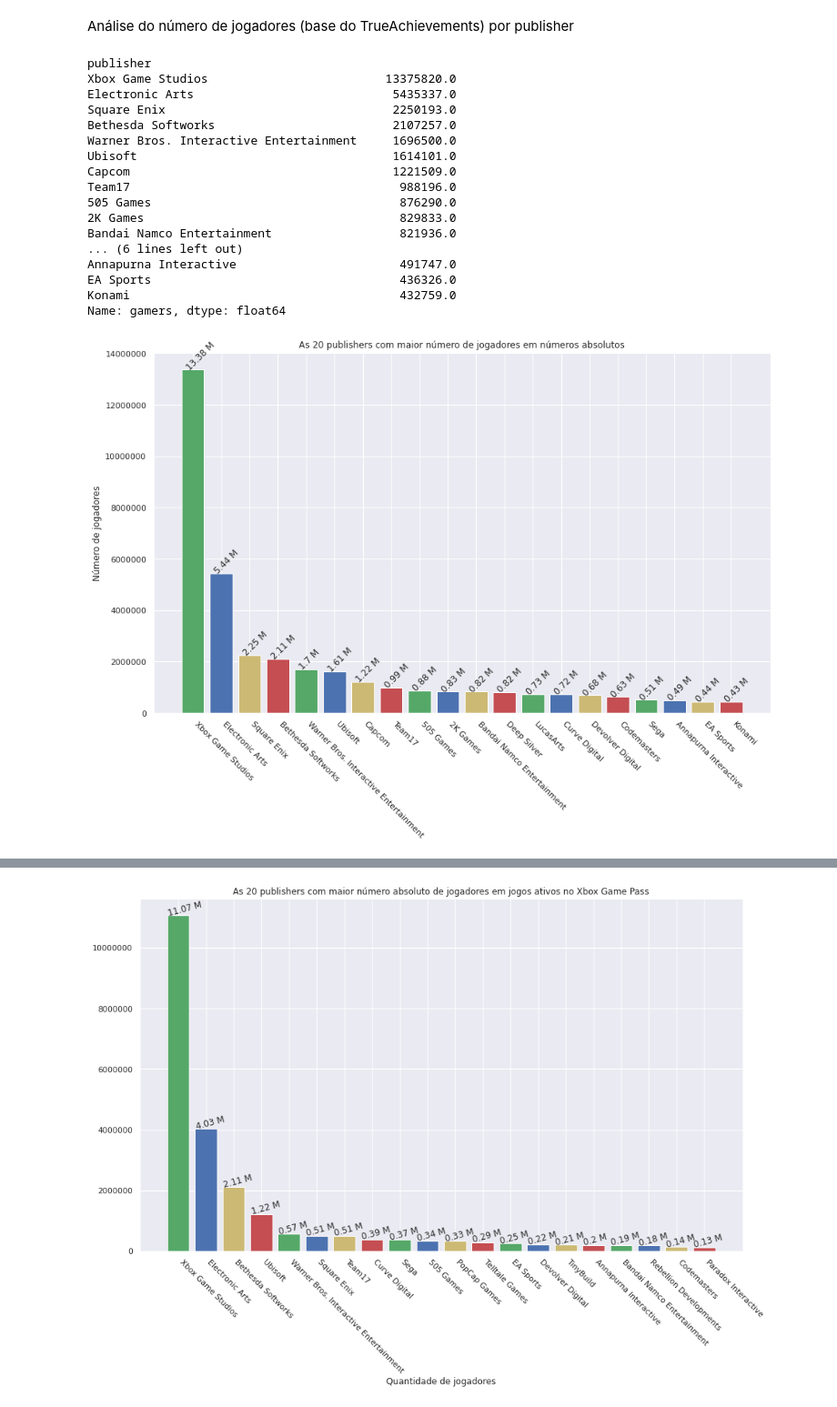
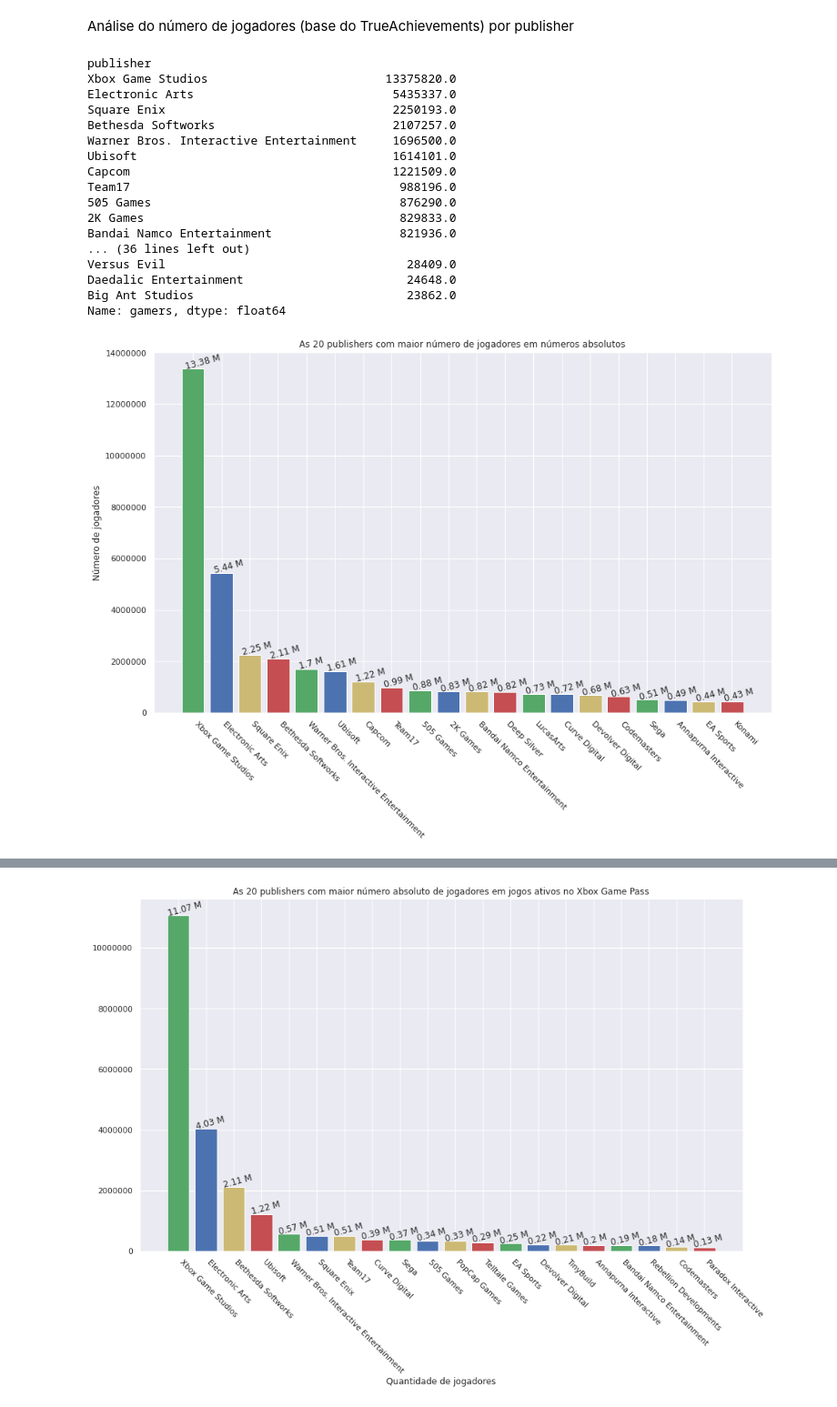
Before and after one commit to DamodaraBarbosa/xbox_game_pass_analisys, a Jupyter notebook: Publishers_Analisys_Xbox_Game_Pass.ipynb, the cells around one changed output, grey strips where cells are left out. Shown at 91% size. Saved outputs shown, nothing was run; the diff lists cells and outputs as text; code cells hidden in the pictures.

```diff
--- a/Publishers_Analisys_Xbox_Game_Pass.ipynb
+++ b/Publishers_Analisys_Xbox_Game_Pass.ipynb
@@ -229,8 +293,8 @@ publisher_with_at_least_3_games = games_per_publisher[games_per_publisher >= 3].
 # as publishers com mais jogadores (pela base do True Achievements) nos seus jogos em números absolutos:
 
 total_gamers_publisher = data_gamepass.query('publisher in @publisher_with_at_least_3_games').groupby('publisher')['gamers'].sum()
-top_20_total_gamers = total_gamers_publisher.sort_values(ascending= False)[:20]
-top_20_total_gamers
+total_gamers_publisher = total_gamers_publisher.sort_values(ascending= False)
+total_gamers_publisher
 # %% [output]
 publisher
 Xbox Game Studios                         13375820.0
@@ -244,29 +308,29 @@ Team17                                      988196.0
 505 Games                                   876290.0
 2K Games                                    829833.0
 Bandai Namco Entertainment                  821936.0
-... (6 lines left out)
-Annapurna Interactive                       491747.0
-EA Sports                                   436326.0
-Konami                                      432759.0
+... (36 lines left out)
+Versus Evil                                  28409.0
+Daedalic Entertainment                       24648.0
+Big Ant Studios                              23862.0
 Name: gamers, dtype: float64
 # %%
 # gráfico com as publisher com maior número de jogadores (base do TrueAchievements) em números absolutos, contando todos os jogos inseridos no Xbox Game Pass:
 
-bars = plt.bar(top_20_total_gamers.keys(), top_20_total_gamers.values, color= ['g', 'b', 'y', 'r'])
+bars = plt.bar(total_gamers_publisher.keys()[:20], total_gamers_publisher.values[:20], color= ['g', 'b', 'y', 'r'])
 plt.xticks(rotation= '-45', ha= 'left')
 
 for bar in bars:
   value = bar.get_height()
-  plt.text(bar.get_x() + 0.1, value, f'{round(value/1000000, 2)} M', rotation= '45')
+  plt.text(bar.get_x() + 0.1, value, f'{round(value/1000000, 2)} M', rotation= '15')
 
 
 # para prevenir que os valores do eixo y sejam expressos em notação científica:
 plt.title('As 20 publishers com maior número de jogadores em números absolutos')
 plt.ylabel('Número de jogadores')
 plt.ticklabel_format(style= 'plain', axis= 'y')
 plt.show()
 # %% [output]
-[figure, old version]
+[figure, new version]
 # %%
 # instancia-se variável com o número absoluto de jogadores (base do TrueAchievements) por publisher em jogos ativos no Xbox Game Pass:
 
```
Also changed, not shown: parts of 24 cells of this notebook.
